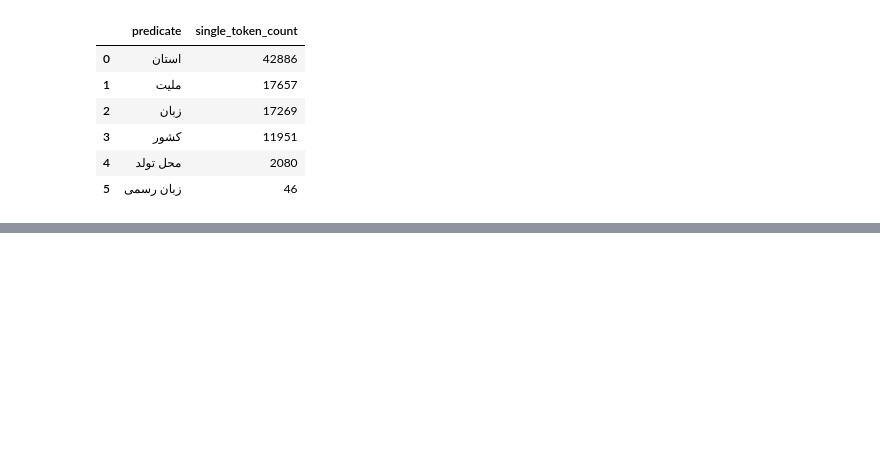
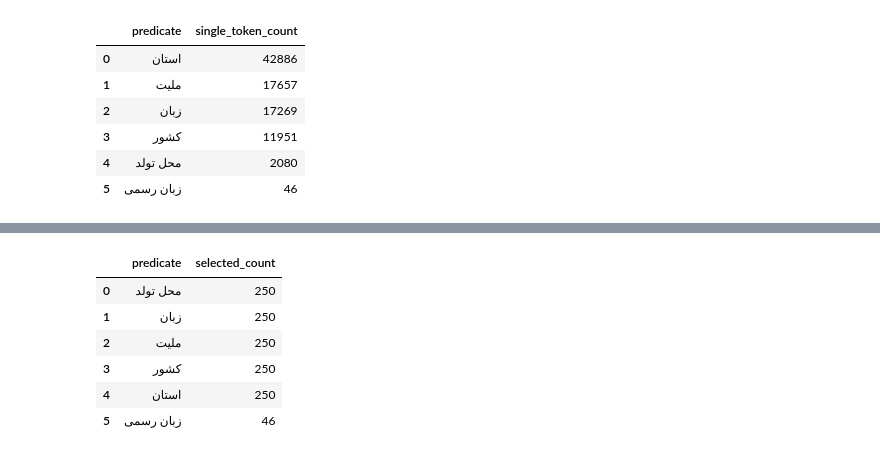
Before and after one commit to alabhastam/Powerful-Combination-of-FaBERT-and-Farsnet, a Jupyter notebook: test-on-fabertwikifarsi.ipynb, the cells around one changed output, grey strips where cells are left out. Cells and saved outputs as stored; diff of their text form; code cells hidden in the pictures; blank space fills up the shorter version.

```diff
--- a/test-on-fabertwikifarsi.ipynb
+++ b/test-on-fabertwikifarsi.ipynb
@@ -650,3 +650,85 @@ Multi-token facts: 70889
 | 3 | کشور | 11951 |
 | 4 | محل تولد | 2080 |
 | 5 | زبان رسمی | 46 |
+# %%
+def controlled_random_sample(
+    dataframe,
+    samples_per_predicate,
+    max_per_object,
+    random_seed,
+):
+    sampled_groups = []
+
+    predicates = sorted(dataframe["predicate"].unique())
+
+    for predicate_index, predicate in enumerate(predicates):
+        predicate_df = dataframe[
+            dataframe["predicate"] == predicate
+        ].copy()
+
+        # Randomize before limiting repeated objects.
+        predicate_df = predicate_df.sample(
+            frac=1,
+            random_state=random_seed + predicate_index,
+        )
+
+        predicate_df = (
+            predicate_df
+            .groupby("object", group_keys=False)
+            .head(max_per_object)
+        )
+
+        target_size = min(
+            samples_per_predicate,
+            len(predicate_df),
+        )
+
+        if target_size == 0:
+            continue
+
+        predicate_sample = predicate_df.sample(
+            n=target_size,
+            random_state=random_seed + 1000 + predicate_index,
+        )
+
+        sampled_groups.append(predicate_sample)
+
+    if not sampled_groups:
+        return pd.DataFrame(columns=dataframe.columns)
+
+    result = pd.concat(
+        sampled_groups,
+        ignore_index=True,
+    )
+
+    return result.sample(
+        frac=1,
+        random_state=random_seed,
+    ).reset_index(drop=True)
+
+
+sampled_facts = controlled_random_sample(
+    dataframe=single_token_df,
+    samples_per_predicate=SAMPLES_PER_PREDICATE,
+    max_per_object=MAX_FACTS_PER_OBJECT_PER_PREDICATE,
+    random_seed=RANDOM_SEED,
+)
+
+sampled_facts.insert(
+    0,
+    "fact_id",
+    [f"fact_{index:06d}" for index in range(1, len(sampled_facts) + 1)],
+)
+
+sampled_facts["split_type"] = "seen"
+sampled_facts["source"] = str(INPUT_FILE)
+
+print("Selected facts:", len(sampled_facts))
+
+display(
+    sampled_facts["predicate"]
+    .value_counts()
+    .rename_axis("predicate")
+    .reset_index(name="selected_count")
+)
+# %% [output]
@@ -653,3 +736,10 @@ Multi-token facts: 70889
+|  | predicate | selected_count |
+| 0 | محل تولد | 250 |
+| 1 | زبان | 250 |
+| 2 | ملیت | 250 |
+| 3 | کشور | 250 |
+| 4 | استان | 250 |
+| 5 | زبان رسمی | 46 |
 # %%
 def choose_template(predicate, rng):
     predicate_templates = TEMPLATES[predicate]
```
Also changed, not shown: parts of 3 cells of this notebook.
